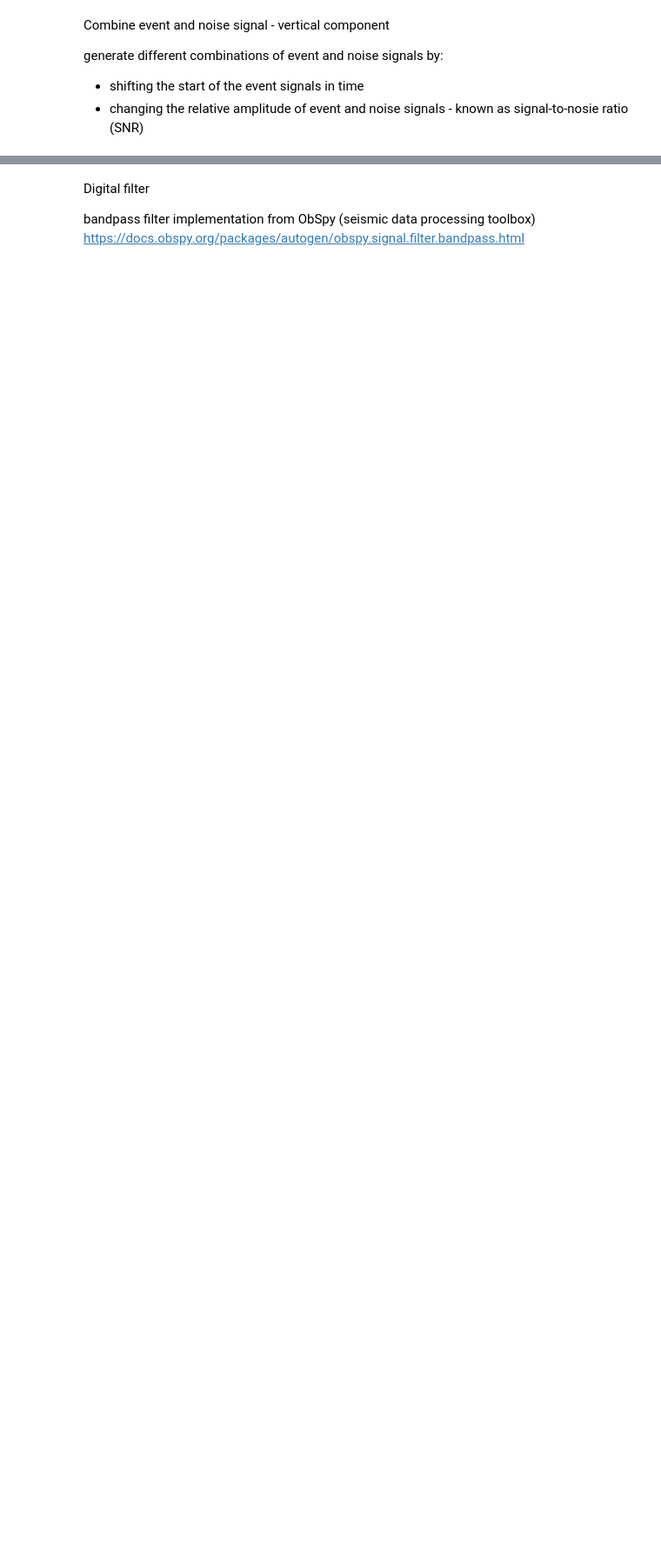
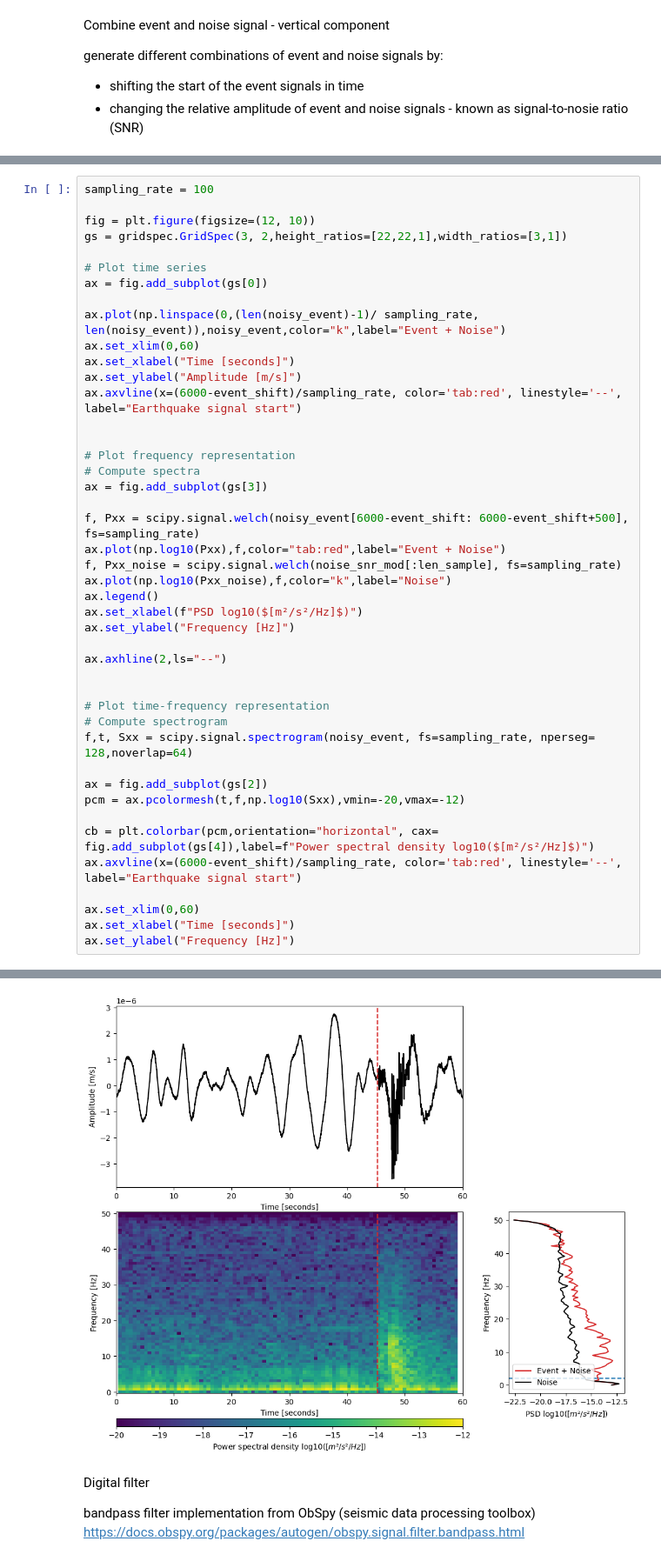
Before and after one commit to niko-d/DSL, a Jupyter notebook: basic_processing.ipynb, the cells around one changed output, grey strips where cells are left out. Shown at 87% size. Cells and saved outputs as stored; diff of their text form; blank space fills up the shorter version.

```diff
--- a/basic_processing.ipynb
+++ b/basic_processing.ipynb
@@ -123,0 +131,45 @@ for i in range(num_examples):
+# %%
+sampling_rate = 100
+
+fig = plt.figure(figsize=(12, 10))
+gs = gridspec.GridSpec(3, 2,height_ratios=[22,22,1],width_ratios=[3,1])
+
+# Plot time series
+ax = fig.add_subplot(gs[0])
+
+ax.plot(np.linspace(0,(len(noisy_event)-1)/ sampling_rate, len(noisy_event)),noisy_event,color="k",label="Event + Noise")
+ax.set_xlim(0,60)
+ax.set_xlabel("Time [seconds]")
+ax.set_ylabel("Amplitude [m/s]")
+ax.axvline(x=(6000-event_shift)/sampling_rate, color='tab:red', linestyle='--', label="Earthquake signal start")
+
+
+# Plot frequency representation
+# Compute spectra
+ax = fig.add_subplot(gs[3])
+
+f, Pxx = scipy.signal.welch(noisy_event[6000-event_shift: 6000-event_shift+500], fs=sampling_rate)
+ax.plot(np.log10(Pxx),f,color="tab:red",label="Event + Noise")
+f, Pxx_noise = scipy.signal.welch(noise_snr_mod[:len_sample], fs=sampling_rate)
+ax.plot(np.log10(Pxx_noise),f,color="k",label="Noise")
+ax.legend()
+ax.set_xlabel(f"PSD log10($[m²/s²/Hz]$)")
+ax.set_ylabel("Frequency [Hz]")
+
+ax.axhline(2,ls="--")
+
+
+# Plot time-frequency representation
+# Compute spectrogram
+f,t, Sxx = scipy.signal.spectrogram(noisy_event, fs=sampling_rate, nperseg= 128,noverlap=64)
+
+ax = fig.add_subplot(gs[2])
+pcm = ax.pcolormesh(t,f,np.log10(Sxx),vmin=-20,vmax=-12)
+
+cb = plt.colorbar(pcm,orientation="horizontal", cax= fig.add_subplot(gs[4]),label=f"Power spectral density log10($[m²/s²/Hz]$)")
+ax.axvline(x=(6000-event_shift)/sampling_rate, color='tab:red', linestyle='--', label="Earthquake signal start")
+
+ax.set_xlim(0,60)
+ax.set_xlabel("Time [seconds]")
+ax.set_ylabel("Frequency [Hz]")
+# %% [output]
@@ -124,3 +177,4 @@ for i in range(num_examples):
+[figure, added]
 # %% [markdown]
 Digital filter
 
```
Also changed, not shown: parts of 9 cells of this notebook.
